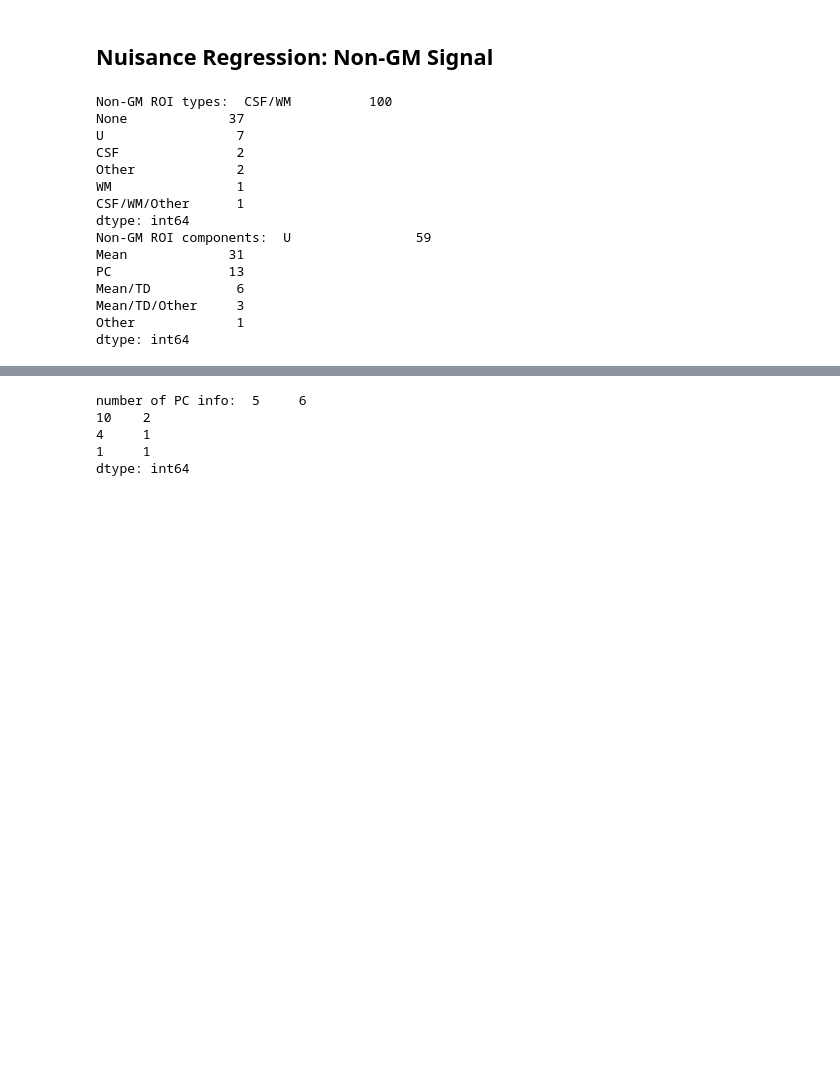
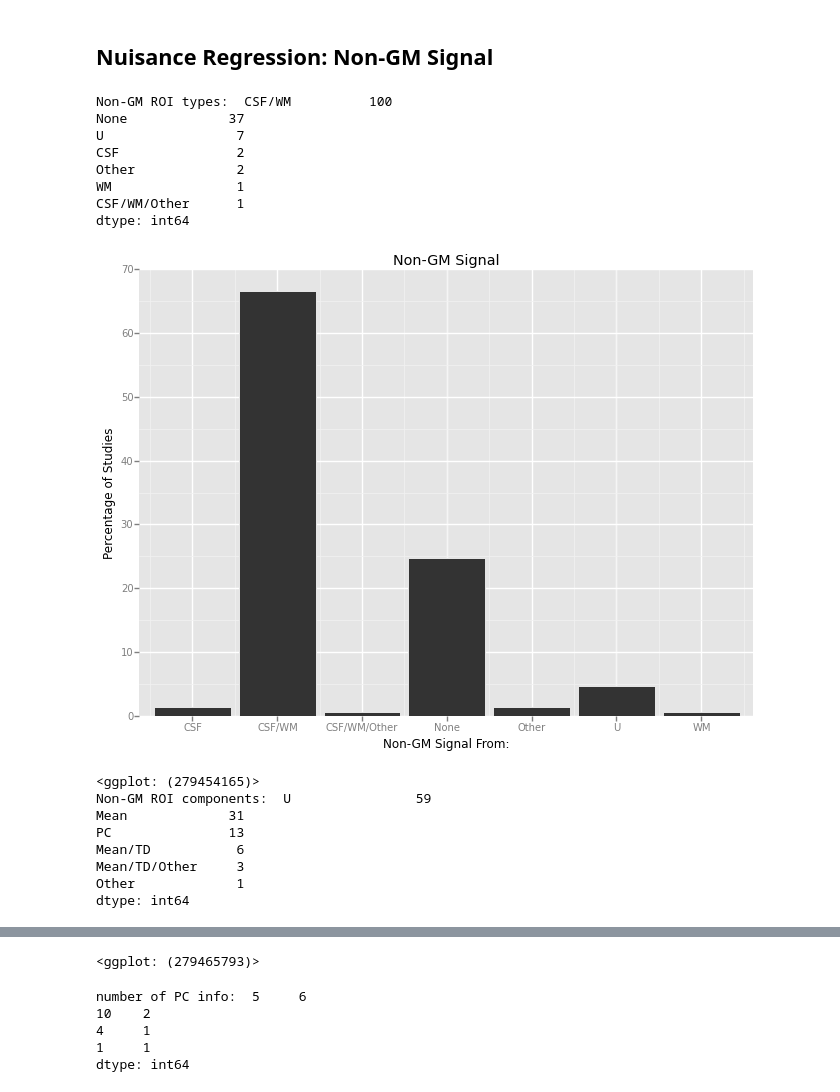
Before and after one commit to kaihwang/simpace_litreview, a Jupyter notebook: simpace_litreview.ipynb, the cells around one changed output, grey strips where cells are left out. Cells and saved outputs as stored; diff of their text form; code cells hidden in the pictures; blank space fills up the shorter version.

Commit message:
bar graphs from ggplot.

```diff
--- a/simpace_litreview.ipynb
+++ b/simpace_litreview.ipynb
@@ -104,23 +91,52 @@ head coil info: 8        29
 dtype: int64
 # %% [markdown]
 ## Nuisance Regression: Non-GM Signal
-# %%
-#ROI info
-print 'Non-GM ROI types: ', data['nongm_rois'].value_counts()
-print 'Non-GM ROI components: ', data['nongm_components'].value_counts()
-# %% [output]
-Non-GM ROI types:  CSF/WM          100
-None             37
-U                 7
-CSF               2
-Other             2
-WM                1
-CSF/WM/Other      1
-dtype: int64
-Non-GM ROI components:  U                59
-Mean             31
-PC               13
-Mean/TD           6
-Mean/TD/Other     3
-Other             1
-dtype: int64
+# %%
+#ROI info
+print 'Non-GM ROI types: ', data['nongm_rois'].value_counts()
+
+
+plotdata=data.groupby(['nongm_rois']).aggregate(np.count_nonzero).reset_index()
+plotdata['nongm_rois_percentage'] = plotdata['name']/NStudies * 100
+plotdata
+#plotdata.replace(to_replace = 'N', value = 'No', inplace = True)
+#plotdata.replace(to_replace = 'Y', value = 'Yes', inplace = True)
+#plotdata.replace(to_replace = 'U', value = 'Unclear', inplace = True)
+
+nongm_roi_plot = ggplot(aes(x='nongm_rois', y='nongm_rois_percentage'), data = plotdata)\
++ geom_bar(stat='bar') \
++ labs(x = 'Non-GM Signal From:') + labs(y = 'Percentage of Studies') \
++ ggtitle('Non-GM Signal')\
+
+print nongm_roi_plot
+
+#signal component used from non-gm roi
+print 'Non-GM ROI components: ', data['nongm_components'].value_counts()
+
+plotdata=data.groupby(['nongm_components']).aggregate(np.count_nonzero).reset_index()
+plotdata['nongm_components_percentage'] = plotdata['name']/NStudies * 100
+
+nongm_component_plot = ggplot(aes(x='nongm_components', y='nongm_components_percentage'), data = plotdata)\
++ geom_bar(stat='bar') \
++ labs(x = 'Method of Signal Extraction') + labs(y = 'Percentage of Studies') \
++ ggtitle('Non-GM Signal Extraction')\
+
+print nongm_component_plot
+# %% [output]
+Non-GM ROI types:  CSF/WM          100
+None             37
+U                 7
+CSF               2
+Other             2
+WM                1
+CSF/WM/Other      1
+dtype: int64
+[figure, added]
+<ggplot: (279454165)>
+Non-GM ROI components:  U                59
+Mean             31
+PC               13
+Mean/TD           6
+Mean/TD/Other     3
+Other             1
+dtype: int64
@@ -127,3 +144,4 @@ dtype: int64
+<ggplot: (279465793)>
 # %%
 #PCs if applicable
 PC_studies = data[data['nongm_components']=='PC']
```
Also changed, not shown: parts of 14 cells of this notebook.
